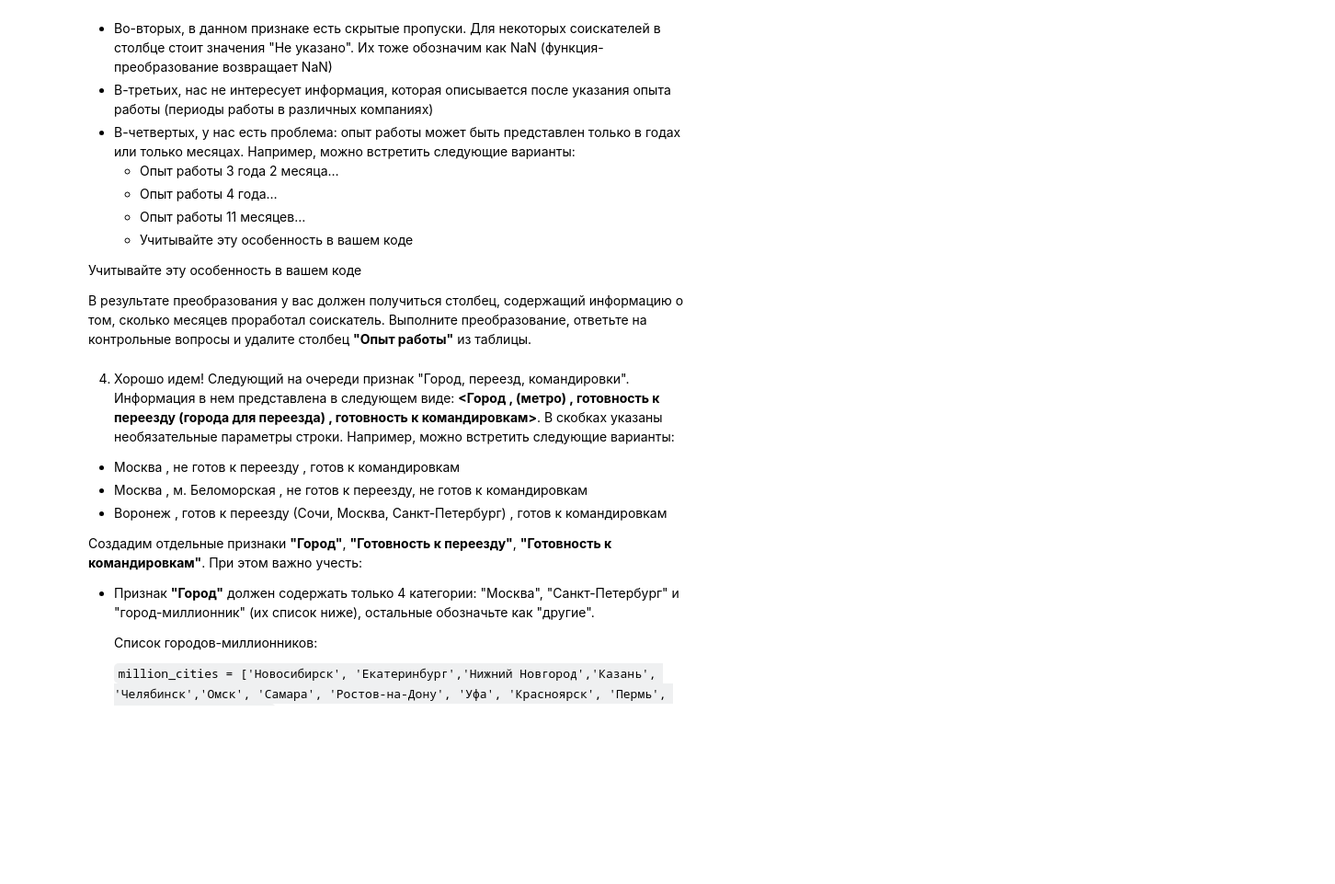
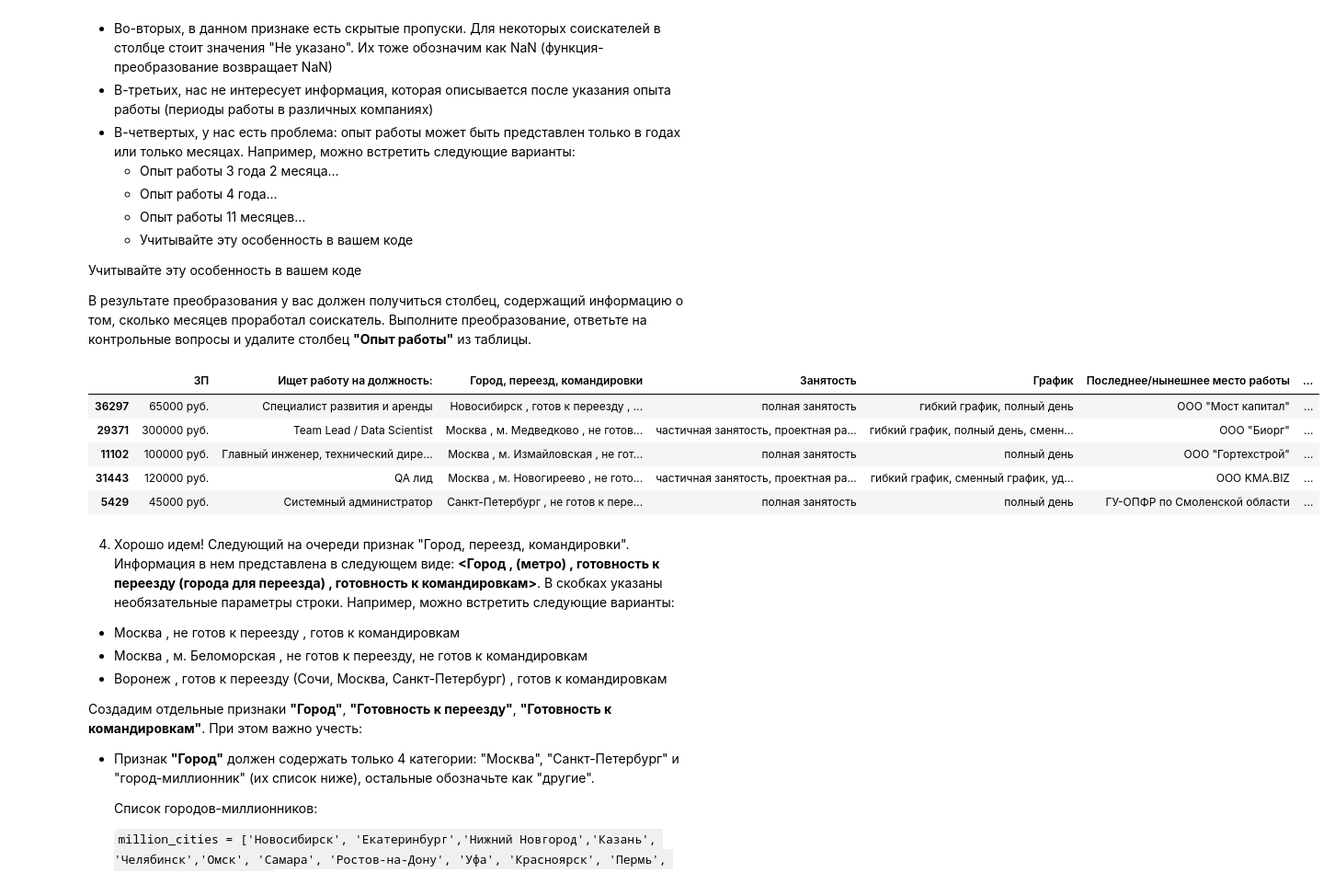
Before and after one commit to SergeyMarashov/data_science, a Jupyter notebook: Project_1/Project-1._Ноутбук-шаблон.ipynb, the cells around one changed output. Shown: that part at 92% size. Cells and saved outputs as stored; diff of their text form; code cells hidden in the pictures; blank space fills up the shorter version.

```diff
--- a/Project_1/Project-1._Ноутбук-шаблон.ipynb
+++ b/Project_1/Project-1._Ноутбук-шаблон.ipynb
@@ -133,6 +199,47 @@ hh_df.describe()
 Выполните преобразование, ответьте на контрольные вопросы и удалите столбец **"Опыт работы"** из таблицы.
 # %%
 #ваш код здесь
+# напишем функцию, которая будет извлекать время опыта работы(в месяцах) из признака  "Опыт работы" нашей таблицы
+def get_experience(arg) -> str:
+    """Извлекает опыт работы (в месяцах)
+
+    Args:
+        arg (str): исходная строка таблицы
+
+    Returns:
+        int: опыт работы (в месяцах)
+        NaN, если строка NaN или "Не указано"
+    """
+    if arg is np.nan or arg == 'Не указано':
+        return np.nan
+
+    month_key_words = ['месяц', 'месяцев', 'месяца']
+    year_key_words = ['год', 'лет', 'года']
+    args_splited = arg.split(',')[0].split()[2:6]
+    month = 0
+    year = 0
+    for i in range(len(args_splited)):
+        if args_splited[i] in month_key_words:
+            month = args_splited[i-1]
+        if args_splited[i] in year_key_words:
+            year = args_splited[i-1]
+    return int(year)*12 + int(month)
+# %%
+# добавим новый признак в нашу таблицу
+hh_df['Опыт работы (месяц)'] = hh_df['Опыт работы'].apply(get_experience)
+
+# удалим не нужный более признак "Опыт работы"
+hh_df.drop(['Опыт работы'], axis=1, inplace=True)
+
+#проверим таблицу
+hh_df.sample(5)
+# %% [output]
+|  | ЗП | Ищет работу на должность: | Город, переезд, командировки | Занятость | График | Последнее/нынешнее место работы | ... |
+| 36297 | 65000 руб. | Специалист развития и аренды | Новосибирск , готов к переезду , ... | полная занятость | гибкий график, полный день | ООО "Мост капитал" | ... |
+| 29371 | 300000 руб. | Team Lead / Data Scientist | Москва , м. Медведково , не готов... | частичная занятость, проектная ра... | гибкий график, полный день, сменн... | OOO "Биорг" | ... |
+| 11102 | 100000 руб. | Главный инженер, технический дире... | Москва , м. Измайловская , не гот... | полная занятость | полный день | ООО "Гортехстрой" | ... |
+| 31443 | 120000 руб. | QA лид | Москва , м. Новогиреево , не гото... | частичная занятость, проектная ра... | гибкий график, сменный график, уд... | ООО KMA.BIZ | ... |
+| 5429 | 45000 руб. | Системный администратор | Санкт-Петербург , не готов к пере... | полная занятость | полный день | ГУ-ОПФР по Смоленской области | ... |
 # %% [markdown]
 4. Хорошо идем! Следующий на очереди признак "Город, переезд, командировки". Информация в нем представлена в следующем виде: **<Город , (метро) , готовность к переезду (города для переезда) , готовность к командировкам>**. В скобках указаны необязательные параметры строки. Например, можно встретить следующие варианты:
 
```
Also changed, not shown: parts of 15 cells of this notebook, 1 other file.
